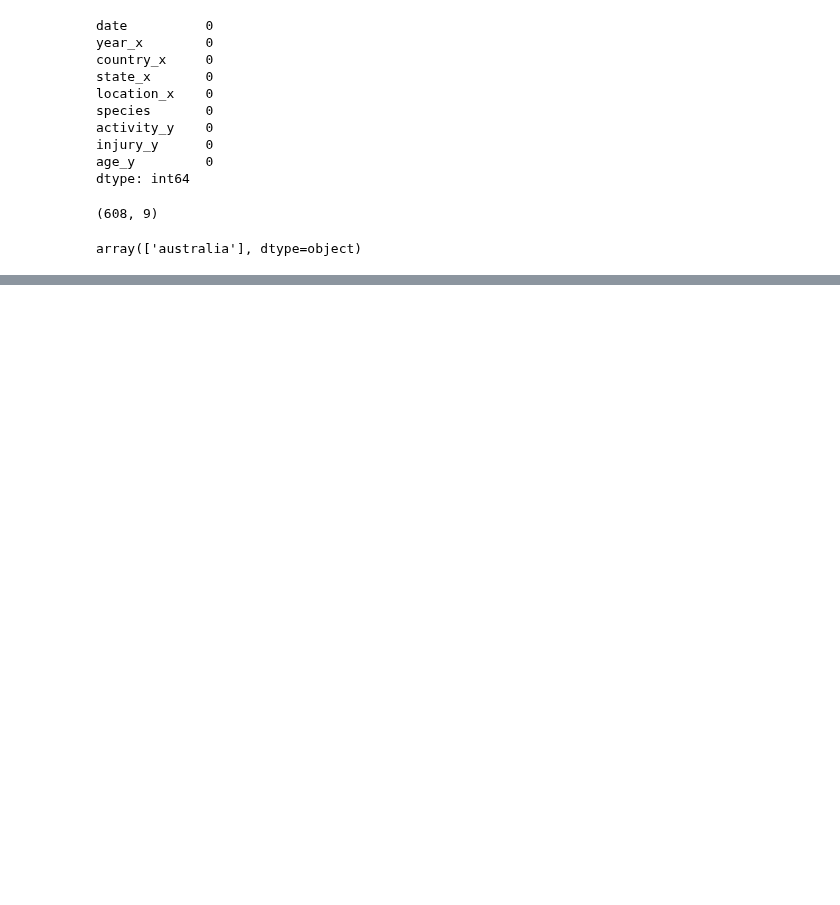
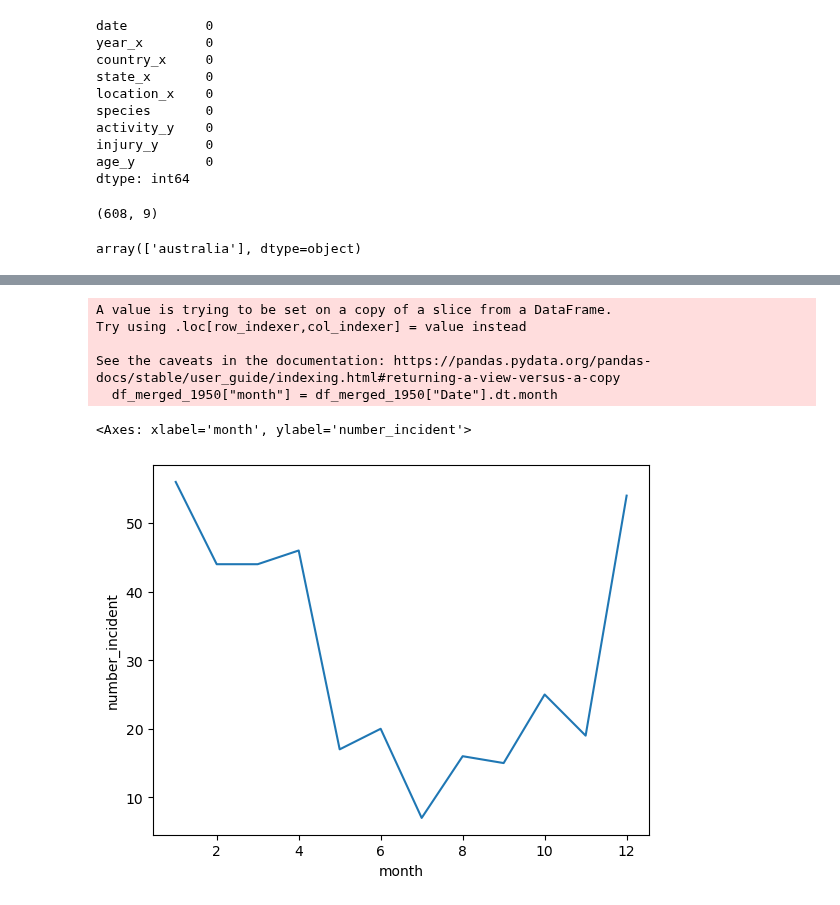
Before and after one commit to DelmarB/shark-analysis, a Jupyter notebook: Shark-Copy1.ipynb, the cells around one changed output, grey strips where cells are left out. Saved outputs shown, nothing was run; the diff lists cells and outputs as text; code cells hidden in the pictures; blank space fills up the shorter version.

```diff
--- a/Shark-Copy1.ipynb
+++ b/Shark-Copy1.ipynb
@@ -444,0 +553,2 @@ array(['australia'], dtype=object)
+# %%
+df_merged_2 = shape_col(df_merged_2)
@@ -444,0 +571,7 @@ array(['australia'], dtype=object)
+# %%
+def convert_to_datetime(df, column, format="%d-%b-%Y"):
+    df[column] = pd.to_datetime(df[column], format ="%d-%b-%Y", errors="coerce")
+    return df
+
+df_merged_date = convert_to_datetime(df_merged_2,'Date', format="%d-%b-%Y")
+df_merged_date
@@ -444,0 +592,2 @@ array(['australia'], dtype=object)
+# %%
+df_merged_1950 = df_merged_date[df_merged_date["Date"].dt.year >= 1950]
@@ -444,0 +610,10 @@ array(['australia'], dtype=object)
+# %%
+df_merged_1950["month"] = df_merged_1950["Date"].dt.month
+df_merged_1950.groupby("month").size()
+number_incident = df_merged_1950.groupby("month").size().reset_index(name="number_incident")
+# %% [output]
+A value is trying to be set on a copy of a slice from a DataFrame.
+Try using .loc[row_indexer,col_indexer] = value instead
+
+See the caveats in the documentation: https://pandas.pydata.org/pandas-docs/stable/user_guide/indexing.html#returning-a-view-versus-a-copy
+  df_merged_1950["month"] = df_merged_1950["Date"].dt.month
@@ -444,0 +636,6 @@ array(['australia'], dtype=object)
+# %%
+import seaborn as sns
+sns.lineplot(data = number_incident, x = "month", y = "number_incident")
+# %% [output]
+<Axes: xlabel='month', ylabel='number_incident'>
+[figure, added]
```
Also changed, not shown: parts of 31 cells of this notebook.
